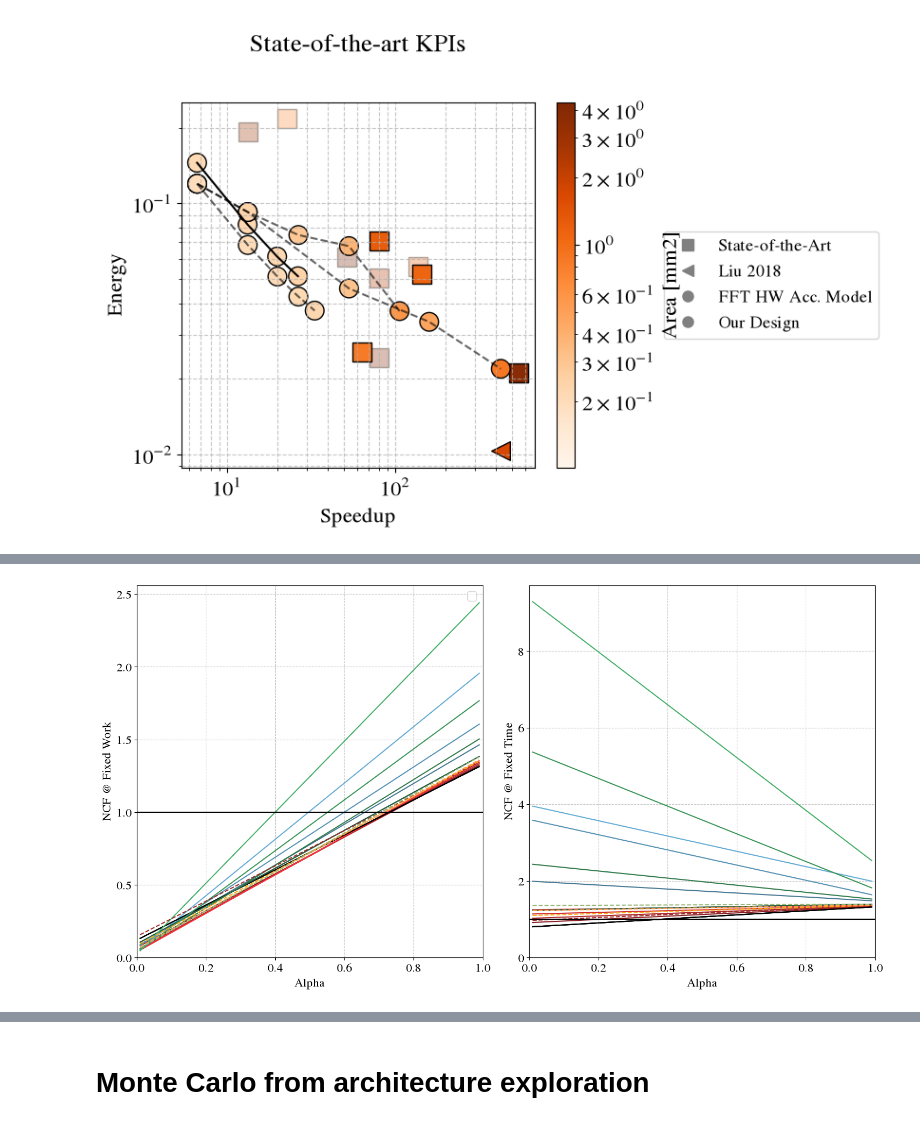
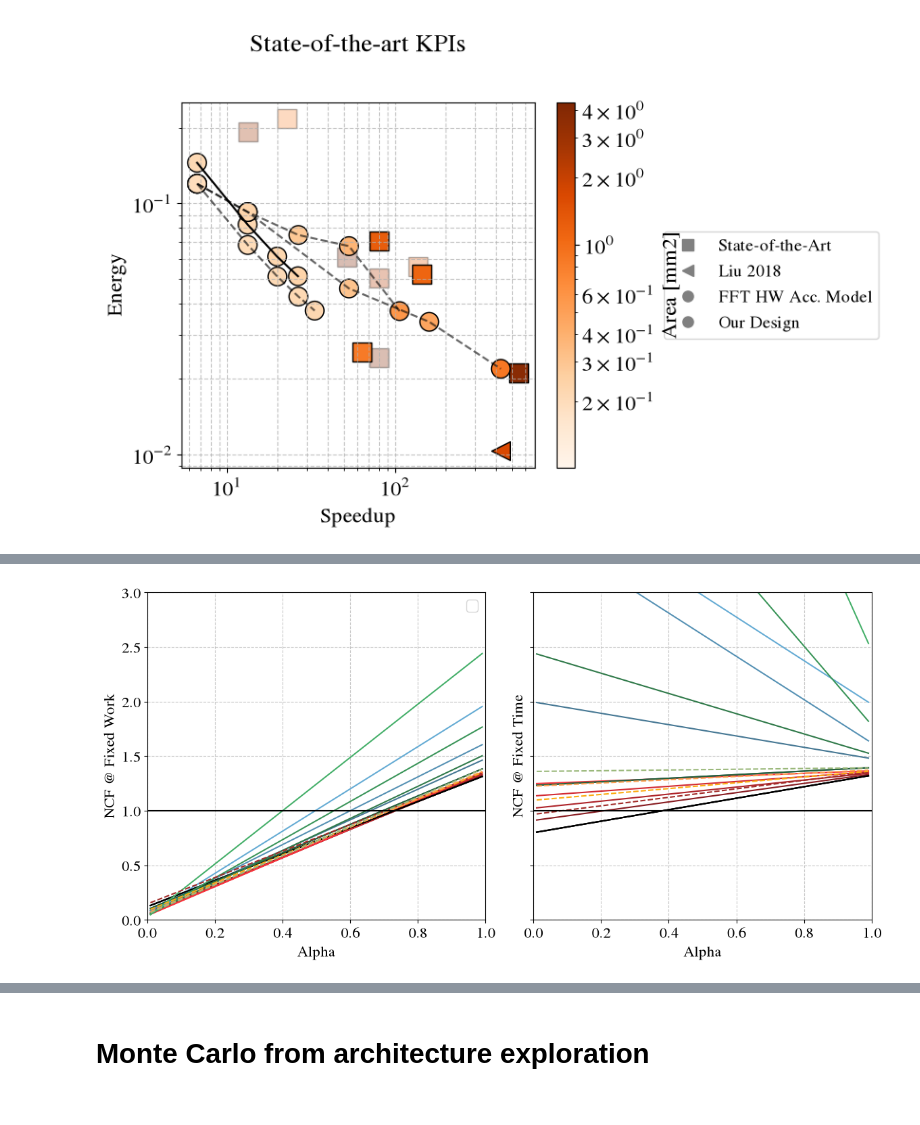
Before and after one commit to PolMaistriaux/IoT_Node_Modeling, a Jupyter notebook: Test_new_applications/Notebook_ASI_Framework.ipynb, the cells around one changed output, grey strips where cells are left out. Saved outputs shown, nothing was run; the diff lists cells and outputs as text; code cells hidden in the pictures.

```diff
--- a/Test_new_applications/Notebook_ASI_Framework.ipynb
+++ b/Test_new_applications/Notebook_ASI_Framework.ipynb
@@ -117,7 +119,7 @@ importlib.reload(sys.modules['fft_architecture_exploration'])
 from fft_architecture_exploration import *
 # %%
 
-baseline_area    = 0.6 #10
+baseline_area    = np.array([0.6])
 
 baseline_techNode= 65 #10
 baseline_energy  = nFFT* 5.7e-9
@@ -148,7 +150,7 @@ theor_Power            = np.array([pipe_theor_Power        ,  para_theor_Power
 
 # ----------------------------------------------------------------------
 
-para_theor_area_ratio    = (para_theor_Area+baseline_area)    / baseline_area
+para_theor_area_ratio    = (para_theor_Area[:,:,np.newaxis]+baseline_area)    / baseline_area
 para_theor_power_ratio   = para_theor_Power   / baseline_power
 para_theor_energy_ratio  = para_theor_Energy  / baseline_energy
 para_theor_latency_ratio = para_theor_Latency / baseline_latency
@@ -156,7 +158,7 @@ para_theor_speedup_ratio = 1/(para_theor_latency_ratio)
 
 
 # ----------------------------------------------------------------------
-pipe_theor_area_ratio    = (pipe_theor_Area+baseline_area)    / baseline_area
+pipe_theor_area_ratio    = (pipe_theor_Area[:,:,np.newaxis]+baseline_area)    / baseline_area
 pipe_theor_power_ratio   = pipe_theor_Power   / baseline_power
 pipe_theor_energy_ratio  = pipe_theor_Energy  / baseline_energy
 pipe_theor_latency_ratio = pipe_theor_Latency / baseline_latency
@@ -164,7 +166,7 @@ pipe_theor_speedup_ratio = 1/(pipe_theor_latency_ratio)
 
 
 # ----------------------------------------------------------------------
-pipePara_theor_area_ratio    = (pipePara_theor_Area+baseline_area)    / baseline_area
+pipePara_theor_area_ratio    = (pipePara_theor_Area[:,:,np.newaxis]+baseline_area)    / baseline_area
 pipePara_theor_power_ratio   = pipePara_theor_Power   / baseline_power
 pipePara_theor_energy_ratio  = pipePara_theor_Energy  / baseline_energy
 pipePara_theor_latency_ratio = pipePara_theor_Latency / baseline_latency
@@ -194,7 +196,7 @@ our_Energy         = our_Energy_pFFT
 our_Speedup        = baseline_latency / our_Latency
 our_Power          = our_Energy       / our_Latency
 
-our_area_ratio    = (our_Area+baseline_area)    / baseline_area
+our_area_ratio    = (our_Area[:,np.newaxis]+baseline_area)    / baseline_area
 our_power_ratio   = our_Power   / baseline_power
 our_energy_ratio  = our_Energy  / baseline_energy
 our_latency_ratio = our_Latency / baseline_latency
@@ -216,7 +218,7 @@ soa_Energy         = soa_Energy_pFFT  * (4096*12/(soa_NFFT*np.log2(soa_NFFT)))
 soa_Speedup        = baseline_latency / soa_Latency
 soa_Power          = soa_Energy       / soa_Latency
 
-soa_area_ratio    = (soa_Area+baseline_area)    / baseline_area
+soa_area_ratio    = (soa_Area[:,np.newaxis]+baseline_area)    / baseline_area
 soa_power_ratio   = soa_Power   / baseline_power
 soa_energy_ratio  = soa_Energy  / baseline_energy
 soa_latency_ratio = soa_Latency / baseline_latency
@@ -238,7 +240,7 @@ soa_pt_Energy         = soa_pt_Energy_pFFT  * (4096*12/(soa_pt_NFFT*np.log2(soa_
 soa_pt_Speedup        = baseline_latency / soa_pt_Latency
 soa_pt_Power          = soa_pt_Energy    / soa_pt_Latency
 
-soa_pt_area_ratio    = (soa_pt_Area+baseline_area)    / baseline_area
+soa_pt_area_ratio    = (soa_pt_Area[:,np.newaxis]+baseline_area)    / baseline_area
 soa_pt_power_ratio   = soa_pt_Power   / baseline_power
 soa_pt_energy_ratio  = soa_pt_Energy  / baseline_energy
 soa_pt_latency_ratio = soa_pt_Latency / baseline_latency
@@ -621,58 +590,54 @@ plt.show()
 # %%
 plot_soa = 0
 plot_our = 1
 
 # Plot the operation footprint vs FFT throughput
-fig, ax = plt.subplots(1,2,figsize=(15, 8))
+fig, ax = plt.subplots(len(baseline_area),2,figsize=(12*len(baseline_area), 6), sharey='row', squeeze=False)
 
+for a in range(len(baseline_area)):
+    ax[a,0].set_xlabel('ALpha')
+    ax[a,1].set_xlabel('ALpha')
 
-ax[0].set_xlabel('ALpha')
-ax[1].set_xlabel('ALpha')
+    ax[a,0].grid(True, which='both', linestyle='--', alpha=0.7)
+    ax[a,1].grid(True, which='both', linestyle='--', alpha=0.7)
 
-ax[0].grid(True, which='both', linestyle='--', alpha=0.7)
-ax[1].grid(True, which='both', linestyle='--', alpha=0.7)
+    # Add our accelerator
 
-# Add our accelerator
+    for k in range(3):
+        for d, j in enumerate(analysis_Mem_type):
+            p = ax[a,0].plot(alpha_studied,   theor_ncf_res[:,a,k,0,d,0],   color = 'black' , linestyle ='-')
+            p = ax[a,1].plot(alpha_studied,   theor_ncf_res[:,a,k,0,d,1],   color = 'black' , linestyle ='-')
+        for i in range(1,arch_Dim):
+            for d, j in enumerate(analysis_Mem_type):
+                p = ax[a,0].plot(alpha_studied,   theor_ncf_res[:,a,k,i,d,0],   color = color_array[k,i] , linestyle ='-')
+                p = ax[a,1].plot(alpha_studied,   theor_ncf_res[:,a,k,i,d,1],   color = color_array[k,i] , linestyle ='-')
 
-for k in range(3):
-    for d, j in enumerate(analysis_Mem_type):
-        p = ax[0].plot(alpha_studied,   theor_ncf_res[:,k,0,d,0],   color = 'black' , linestyle ='-')
-        p = ax[1].plot(alpha_studied,   theor_ncf_res[:,k,0,d,1],   color = 'black' , linestyle ='-')
-    for i in range(1,arch_Dim):
-        for d, j in enumerate(analysis_Mem_type):
-            p = ax[0].plot(alpha_studied,   theor_ncf_res[:,k,i,d,0],   color = color_array[k,i] , linestyle ='-')
-            p = ax[1].plot(alpha_studied,   theor_ncf_res[:,k,i,d,1],   color = color_array[k,i] , linestyle ='-')
+    if plot_soa:
+        for i in range(soa_area_ratio.shape[0]):
+            p = ax[a,0].plot(alpha_studied,   soa_ncf_res[:,a,i,0],   color = listColor[i] , linestyle ='-.')
+            p = ax[a,1].plot(alpha_studied,   soa_ncf_res[:,a,i,1],   color = listColor[i] , linestyle ='-.')
 
-if plot_soa:
-    for i in range(soa_area_ratio.shape[0]):
-        p = ax[0].plot(alpha_studied,   soa_ncf_res[:,i,0],   color = listColor[i] , linestyle ='-.')
-        p = ax[1].plot(alpha_studied,   soa_ncf_res[:,i,1],   color = listColor[i] , linestyle ='-.')
+    if plot_our:
+        for i in range(our_area_ratio.shape[0]):
+            p = ax[a,0].plot(alpha_studied,   our_ncf_res[:,a,i,0],   color = listColor[i+6] , linestyle ='--')
+            p = ax[a,1].plot(alpha_studied,   our_ncf_res[:,a,i,1],   color = listColor[i+6] , linestyle ='--')
 
-if plot_our:
-    for i in range(our_area_ratio.shape[0]):
-        p = ax[0].plot(alpha_studied,   our_ncf_res[:,i,0],   color = listColor[i+6] , linestyle ='--')
-        p = ax[1].plot(alpha_studied,   our_ncf_res[:,i,1],   color = listColor[i+6] , linestyle ='--')
+    ax[a,0].hlines(y=1,xmin = 0, xmax=1, color= "black")
+    ax[a,1].hlines(y=1,xmin = 0, xmax=1, color= "black")
+    ax[a,0].set_ylim([0,3])
+    ax[a,1].set_ylim([0,3])
+    ax[a,0].set_xlim([0,1])
+    ax[a,1].set_xlim([0,1])
+    ax[a,0].set_xlabel("Alpha")
+    ax[a,1].set_xlabel("Alpha")
+    ax[a,0].set_ylabel("NCF @ Fixed Work")
+    ax[a,1].set_ylabel("NCF @ Fixed Time")
+    ax[a,0].legend()
 
-ax[0].hlines(y=1,xmin = 0, xmax=1, color= "black")
-ax[1].hlines(y=1,xmin = 0, xmax=1, color= "black")
-
-ax[0].set_xlim([0,1])
-ax[1].set_xlim([0,1])
-
-ax[0].set_xlabel("Alpha")
-ax[1].set_xlabel("Alpha")
-ax[0].set_ylabel("NCF @ Fixed Work")
-ax[1].set_ylabel("NCF @ Fixed Time")
-ax[0].legend()
-
-
-
-ax[0].set_ylim([0,None])
-ax[1].set_ylim([0,None])
 # Add legend
 fig.tight_layout()
 plt.show()
 # %% [output]
-[figure, old version]
+[figure, new version]
 # %%
 # Plot the operation footprint vs FFT throughput
```
Also changed, not shown: parts of 21 cells of this notebook, 2 other files.
